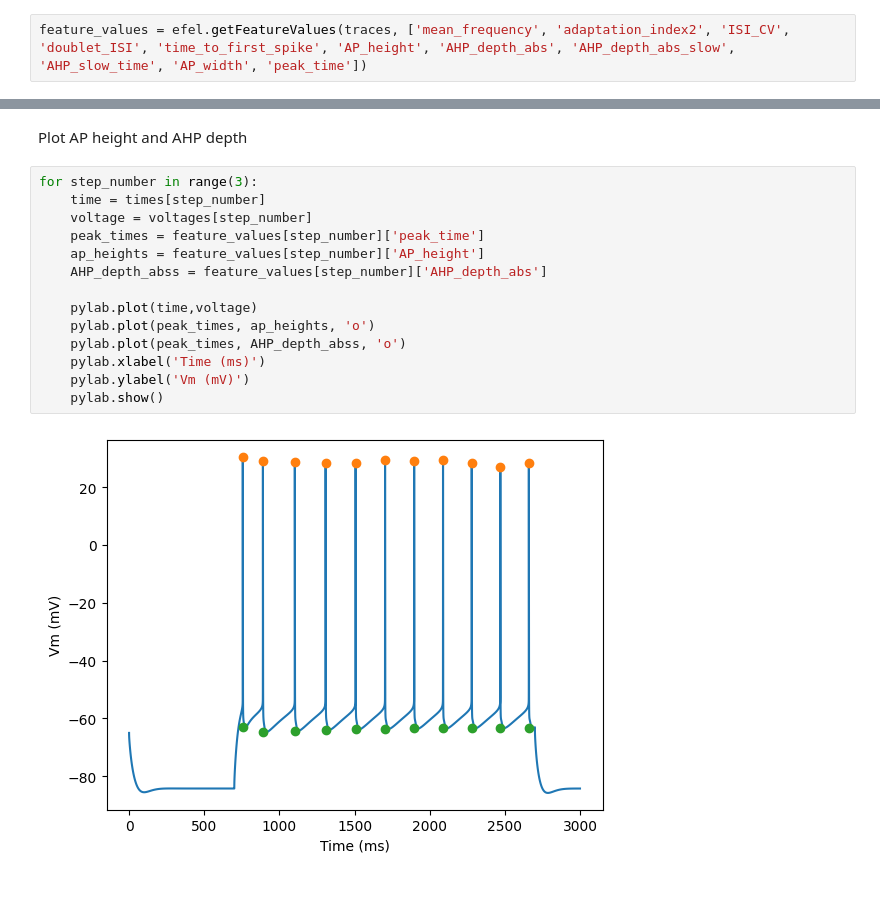
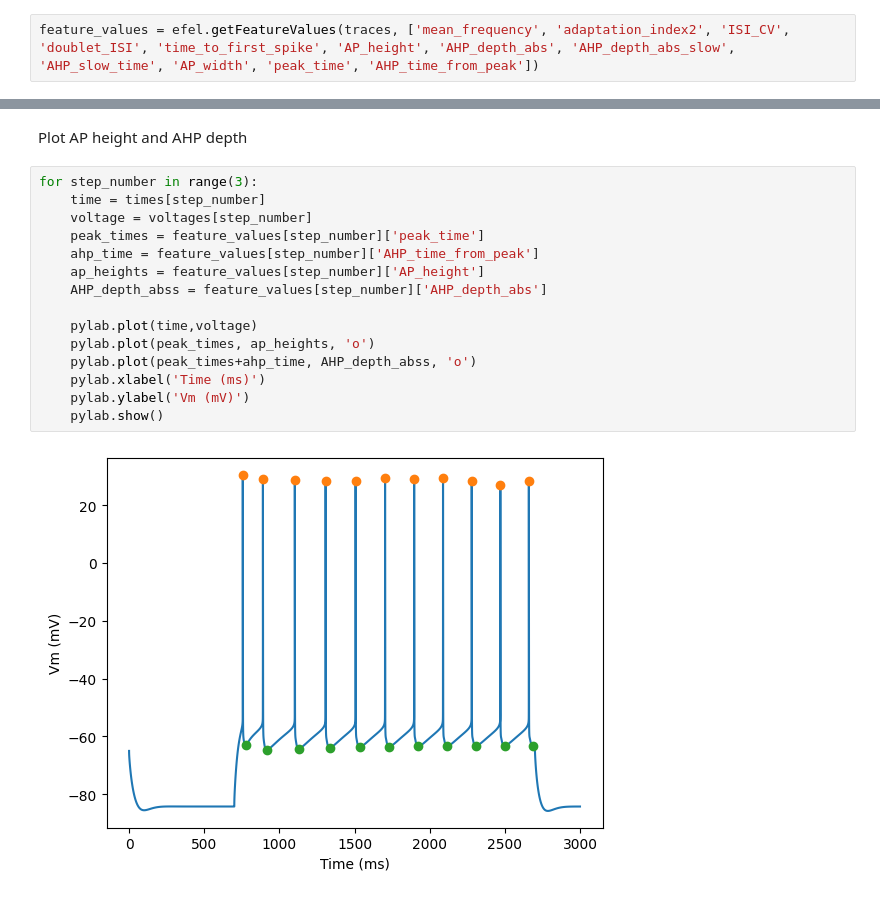
Before and after one commit to BlueBrain/eFEL, a Jupyter notebook: examples/nmc-portal/L5TTPC2.ipynb, the cells around one changed output, grey strips where cells are left out. Saved outputs shown, nothing was run; the diff lists cells and outputs as text.

Commit message:
fix AHP plot timing in L5TTPC2.ipynb

```diff
--- a/examples/nmc-portal/L5TTPC2.ipynb
+++ b/examples/nmc-portal/L5TTPC2.ipynb
@@ -125,7 +82,7 @@ for step_number in range(3):
 # %% [markdown]
 Run the eFEL on the trace
 # %%
-feature_values = efel.getFeatureValues(traces, ['mean_frequency', 'adaptation_index2', 'ISI_CV', 'doublet_ISI', 'time_to_first_spike', 'AP_height', 'AHP_depth_abs', 'AHP_depth_abs_slow', 'AHP_slow_time', 'AP_width', 'peak_time'])
+feature_values = efel.getFeatureValues(traces, ['mean_frequency', 'adaptation_index2', 'ISI_CV', 'doublet_ISI', 'time_to_first_spike', 'AP_height', 'AHP_depth_abs', 'AHP_depth_abs_slow', 'AHP_slow_time', 'AP_width', 'peak_time', 'AHP_time_from_peak'])
 # %% [markdown]
 Plot frequencies over steps
 # %%
@@ -143,16 +100,17 @@ Plot AP height and AHP depth
 # %%
 for step_number in range(3):
     time = times[step_number]
     voltage = voltages[step_number]
     peak_times = feature_values[step_number]['peak_time']
+    ahp_time = feature_values[step_number]['AHP_time_from_peak']
     ap_heights = feature_values[step_number]['AP_height']
     AHP_depth_abss = feature_values[step_number]['AHP_depth_abs']
 
     pylab.plot(time,voltage)
     pylab.plot(peak_times, ap_heights, 'o')
-    pylab.plot(peak_times, AHP_depth_abss, 'o')
+    pylab.plot(peak_times+ahp_time, AHP_depth_abss, 'o')
     pylab.xlabel('Time (ms)')
     pylab.ylabel('Vm (mV)')
     pylab.show()
 # %% [output]
-[figure, old version]
+[figure, new version]
```
Also changed, not shown: parts of 5 cells of this notebook.
